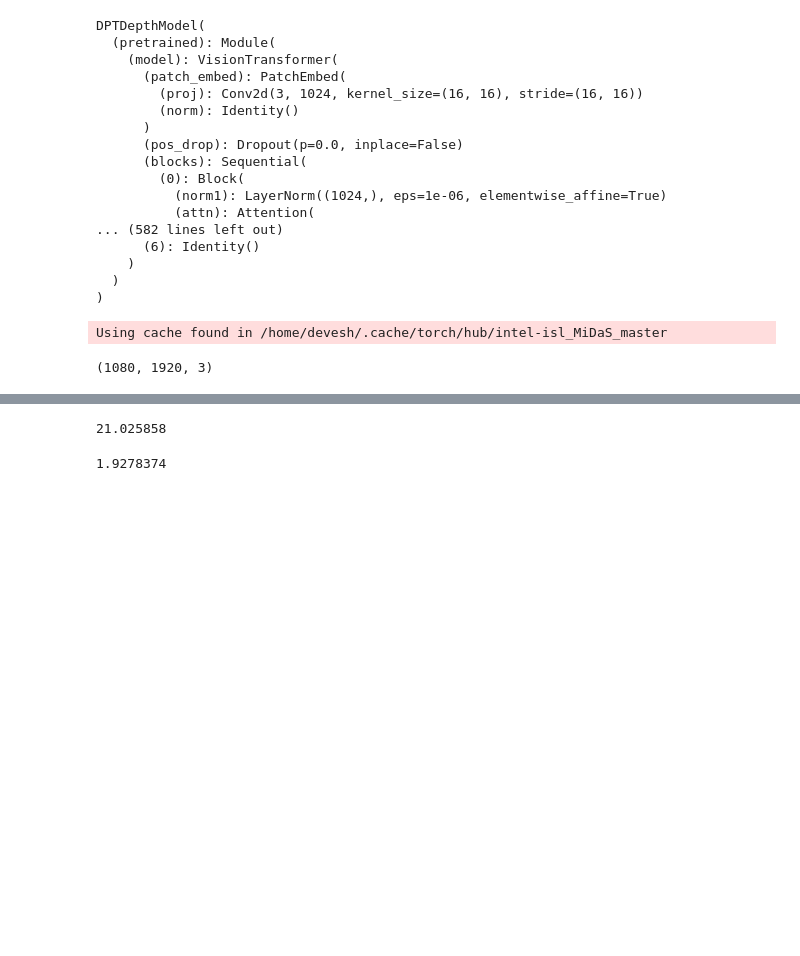
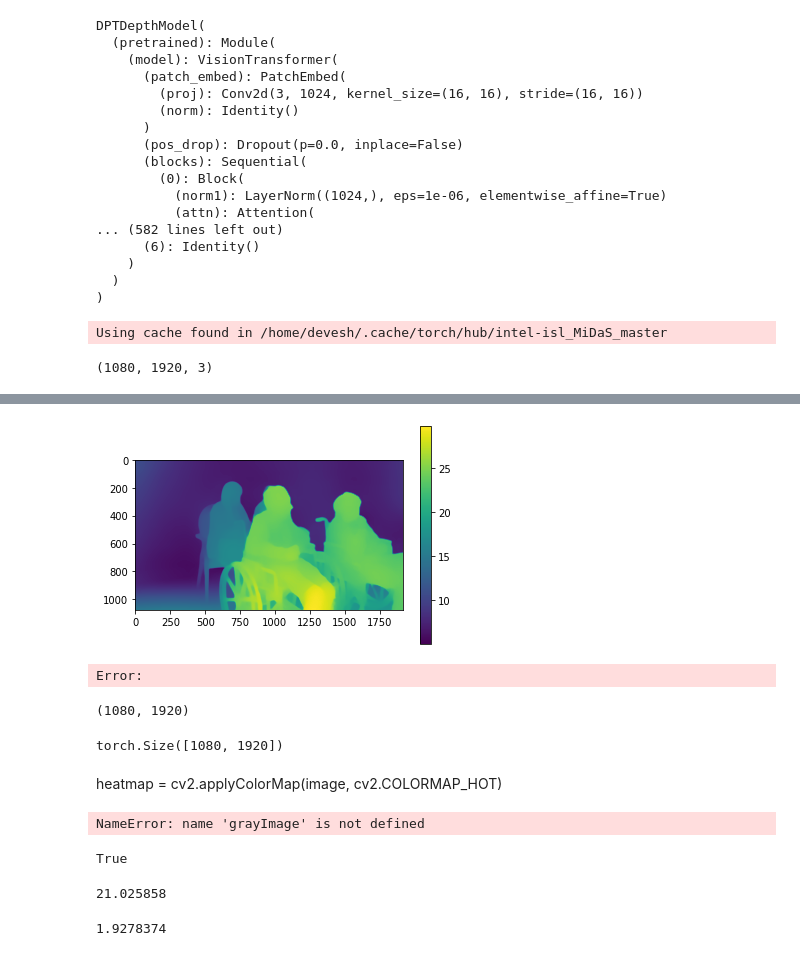
Before and after one commit to rdverse/Responsiveness, a Jupyter notebook: midas.ipynb, the cells around one changed output, grey strips where cells are left out. Saved outputs shown, nothing was run; the diff lists cells and outputs as text; code cells hidden in the pictures; blank space fills up the shorter version.

```diff
--- a/midas.ipynb
+++ b/midas.ipynb
@@ -101,3 +90,32 @@ output.shape
+# %%
+plt.imshow(output)
+plt.colorbar()
+plt.imsave('eyeDepth.png',output)
+# %% [output]
+[figure, added]
+Error:
+# %%
+output.shape
+# %% [output]
+(1080, 1920)
+# %%
+prediction.shape
+# %% [output]
+torch.Size([1080, 1920])
+# %% [markdown]
+heatmap = cv2.applyColorMap(image, cv2.COLORMAP_HOT)
+# %%
+
+# heatmap = cv2.applyColorMap(grayImage, cv2.COLORMAP_HOT)
+
+grayImage.shape
+# %% [output]
+NameError: name 'grayImage' is not defined
+# %%
+cv2.imwrite('image.png',grayImage)
+# cv2.waitKey(0)
+# %% [output]
+True
 # %%
 output[0][0]
 # %% [output]
```
Also changed, not shown: parts of 5 cells of this notebook, 7 other files.
